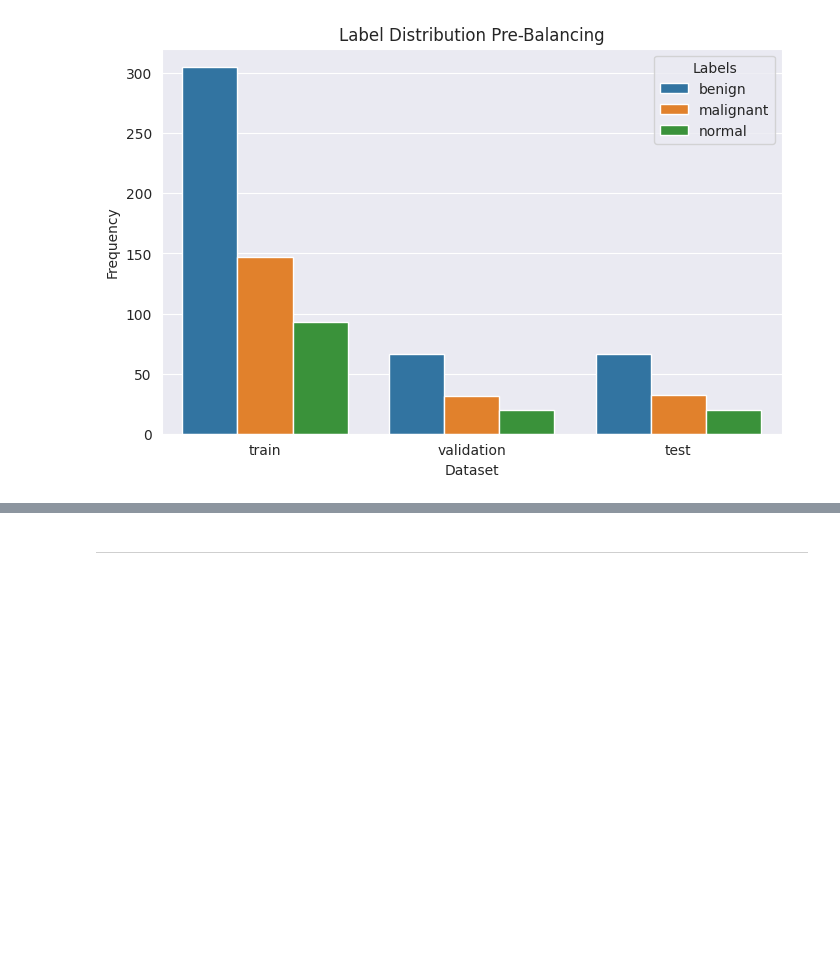
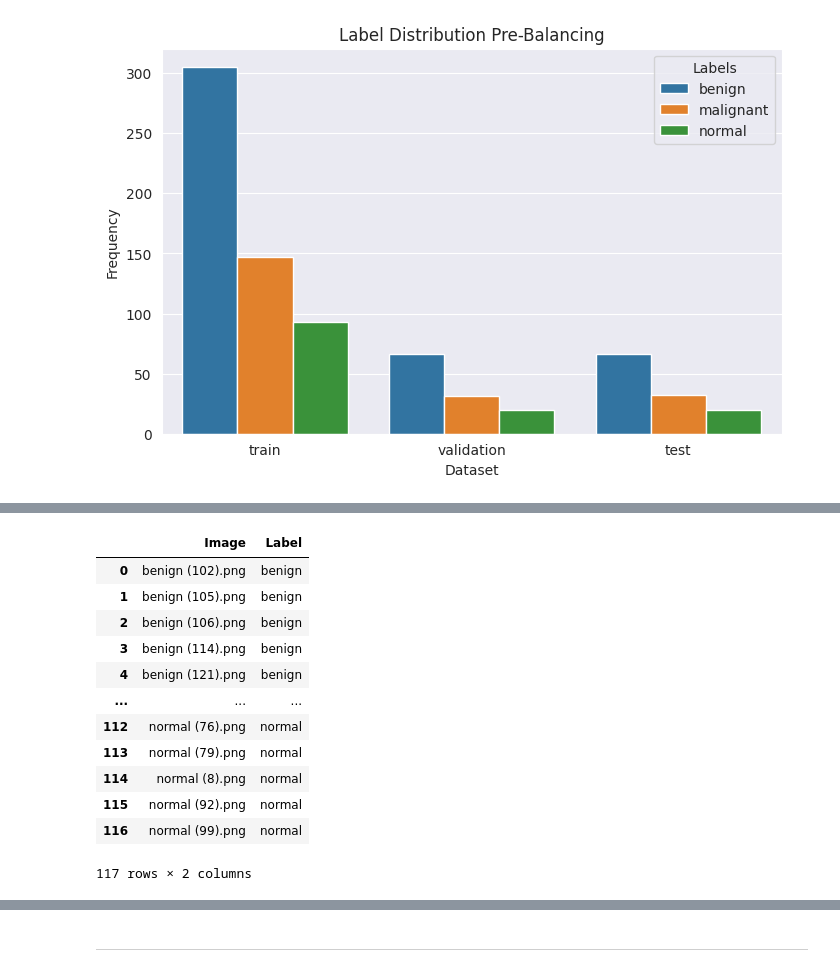
Before and after one commit to Hasmelash95/breast-cancer-detection, a Jupyter notebook: jupyter_notebooks/Modelling and Evaluation.ipynb, the cells around one changed output, grey strips where cells are left out. Saved outputs shown, nothing was run; the diff lists cells and outputs as text; code cells hidden in the pictures; blank space fills up the shorter version.

```diff
--- a/jupyter_notebooks/Modelling and Evaluation.ipynb
+++ b/jupyter_notebooks/Modelling and Evaluation.ipynb
@@ -110,0 +140,16 @@ Section 1 content
+# %%
+df_images_validation
+# %% [output]
+|  | Image | Label |
+| 0 | benign (102).png | benign |
+| 1 | benign (105).png | benign |
+| 2 | benign (106).png | benign |
+| 3 | benign (114).png | benign |
+| 4 | benign (121).png | benign |
+| ... | ... | ... |
+| 112 | normal (76).png | normal |
+| 113 | normal (79).png | normal |
+| 114 | normal (8).png | normal |
+| 115 | normal (92).png | normal |
+| 116 | normal (99).png | normal |
+117 rows × 2 columns
```
Also changed, not shown: parts of 6 cells of this notebook.
